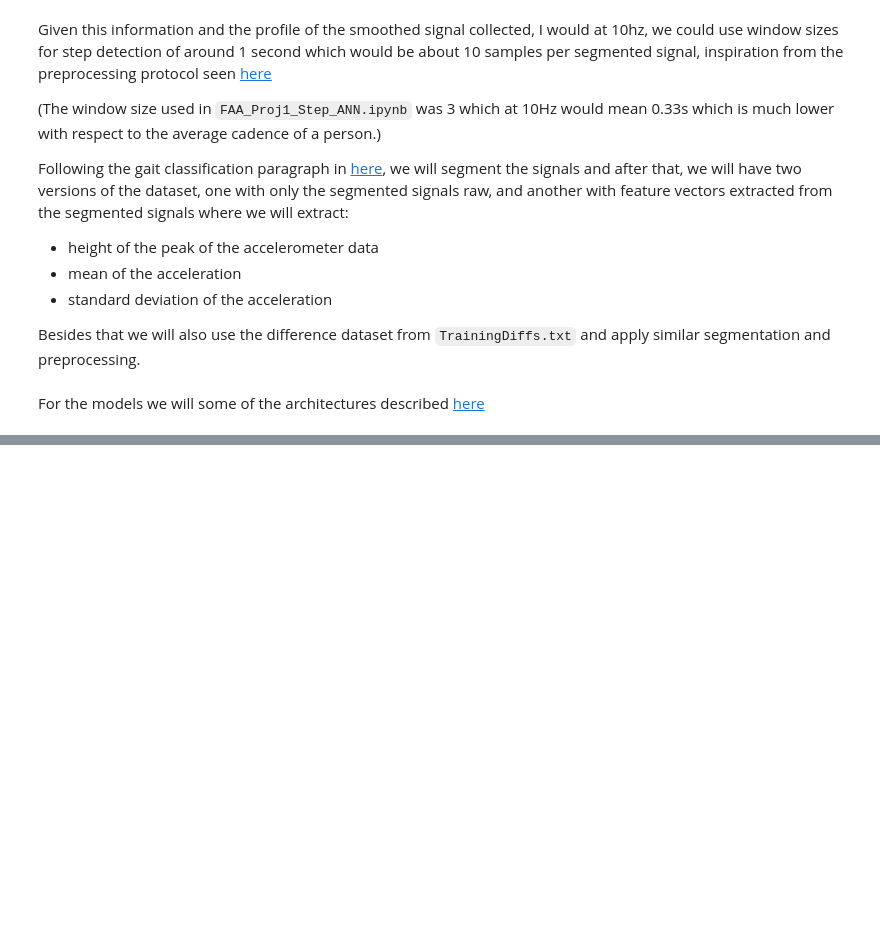
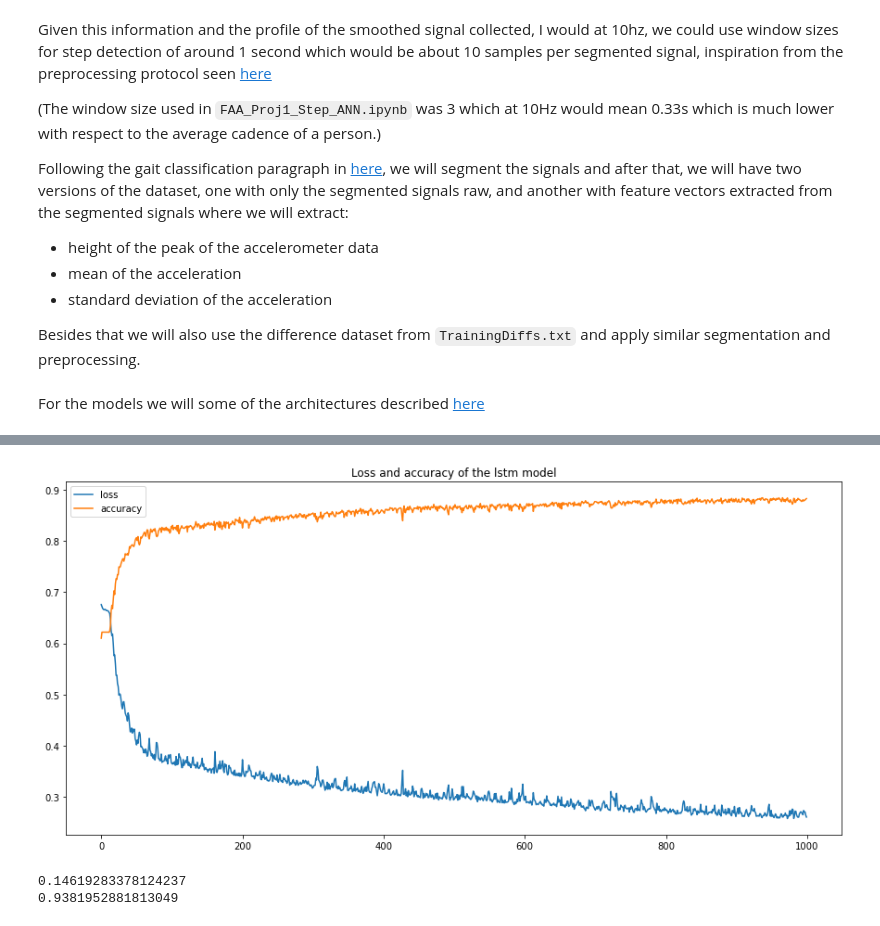
Before and after one commit to EnkrateiaLucca/stepsDetector, a Jupyter notebook: data_prep.ipynb, the cells around one changed output, grey strips where cells are left out. Drawn from its saved outputs; the diff is of its cells as text; code cells hidden in the pictures; blank space fills up the shorter version.

Commit message:
added the code for preprocessing and fitting on a 10long feature vector

```diff
--- a/data_prep.ipynb
+++ b/data_prep.ipynb
@@ -85,0 +115,31 @@ For the models we will some of the architectures described [here](https://run.un
+# %%
+from models import *
+
+lstm = lstm_model(n_timesteps=x_train.shape[1], n_features=1, n_outputs=1)
+epochs = 1000
+batch_size = 64
+# preprocessing the data for fitting a RNN model
+x_train = x_train.reshape(x_train.shape[0], x_train.shape[1], 1)
+history = lstm.fit(x_train, y_train, epochs=epochs,batch_size=batch_size, verbose=0)
+# %%
+# plot loss and accuracy
+def plotPerformance(history):
+    plt.figure(figsize=(15,7))
+    plt.plot(history.history['loss'], label='loss')
+    plt.plot(history.history['accuracy'], label='accuracy')
+    plt.title("Loss and accuracy of the lstm model")
+    plt.legend()
+    plt.show()
+# %% [output]
+[figure, added]
+# %%
+net = basic_neural_net(input_shape=(x_train.shape[1],))
+epochs = 250
+batch_size = 32
+x_train = x_train.reshape(x_train.shape[0], x_train.shape[1])
+history = net.fit(x_train, y_train, epochs=epochs, batch_size=batch_size, verbose=0)
+print("Loss: ",history.history["loss"][-1])
+print("Accuracy: ",history.history["accuracy"][-1])
+# %% [output]
+0.14619283378124237
+0.9381952881813049
```
Also changed, not shown: parts of 5 cells of this notebook, 1 other file.
